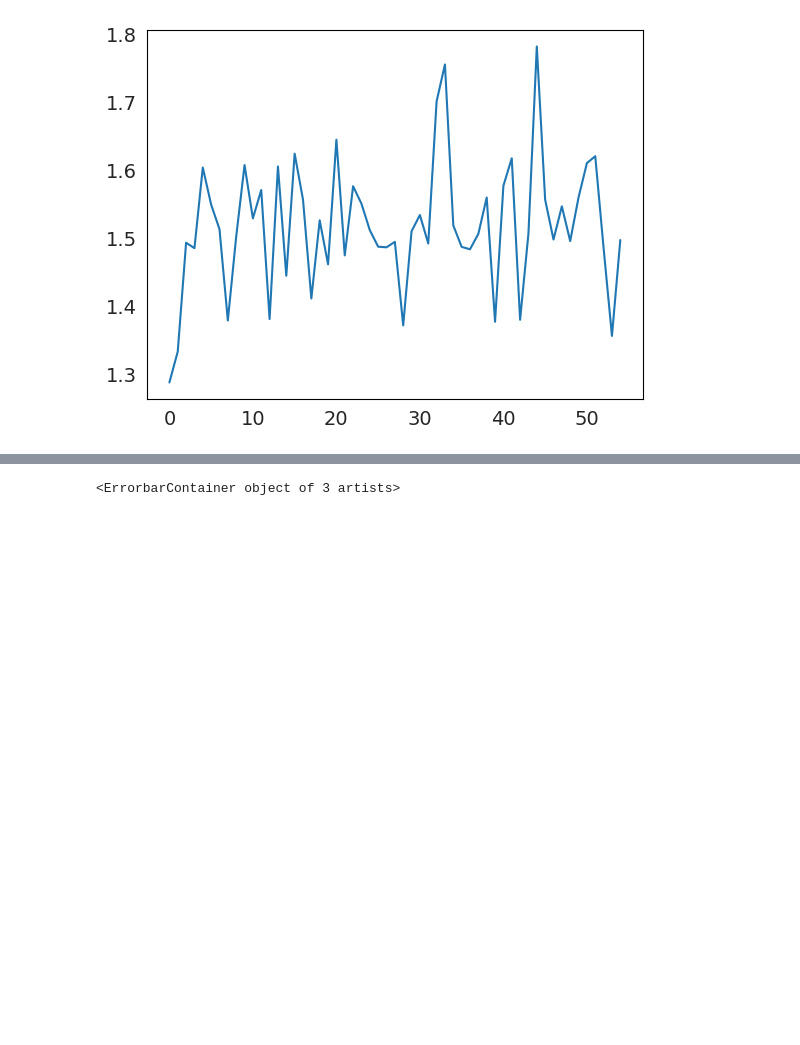
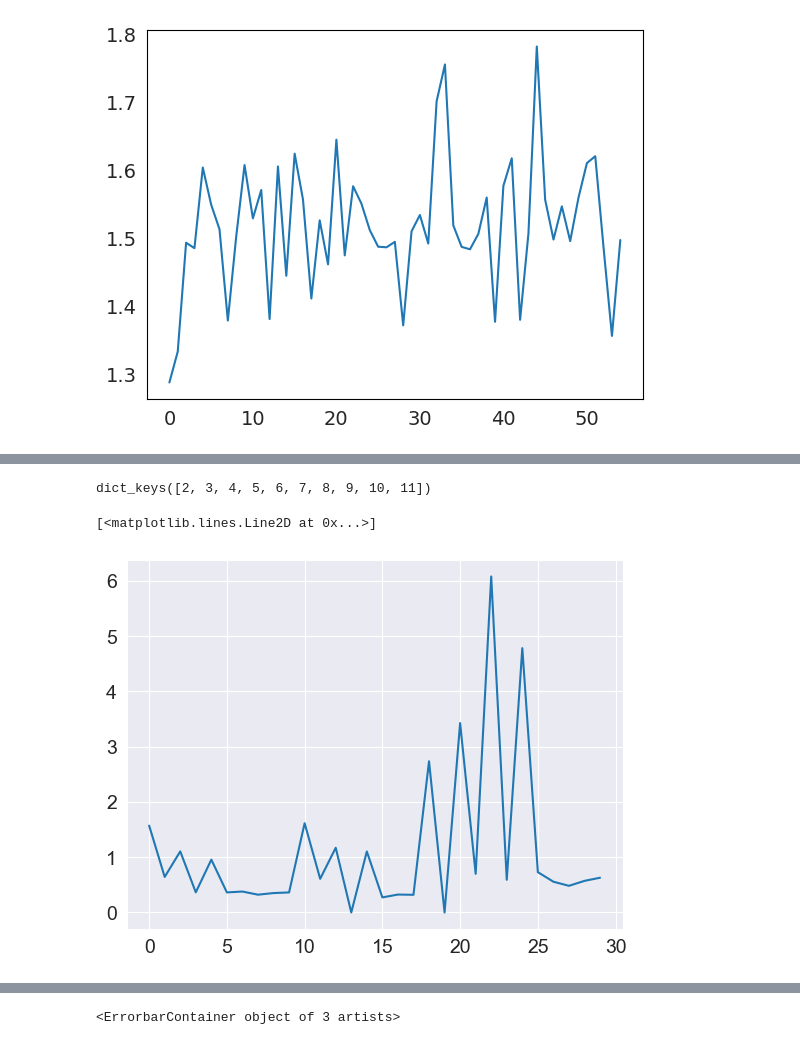
Before and after one commit to LevinaLab/rnn_timescale_public, a Jupyter notebook: analysis/timescales/Fig_trained_tau_comparison_hierarchical.ipynb, the cells around one changed output, grey strips where cells are left out. Drawn from its saved outputs; the diff is of its cells as text; code cells hidden in the pictures; blank space fills up the shorter version.

Commit message:
adds function to load and plot trained and effective taus

```diff
--- a/analysis/timescales/Fig_trained_tau_comparison_hierarchical.ipynb
+++ b/analysis/timescales/Fig_trained_tau_comparison_hierarchical.ipynb
@@ -263,0 +297,8 @@ Computing single-neuron AC
+# %%
+data = {}
+for n in N_max_range:
+    data[n] = load_taus_new(path=save_path, curriculum_type='cumulative', task='parity', affixes=[], network_number=1, N=n)
+# %%
+data.keys()
+# %% [output]
+dict_keys([2, 3, 4, 5, 6, 7, 8, 9, 10, 11])
@@ -263,0 +309,5 @@ Computing single-neuron AC
+# %%
+plt.plot(data[4][0])
+# %% [output]
+[<matplotlib.lines.Line2D at 0x...>]
+[figure, added]
```
Also changed, not shown: parts of 7 cells of this notebook.
